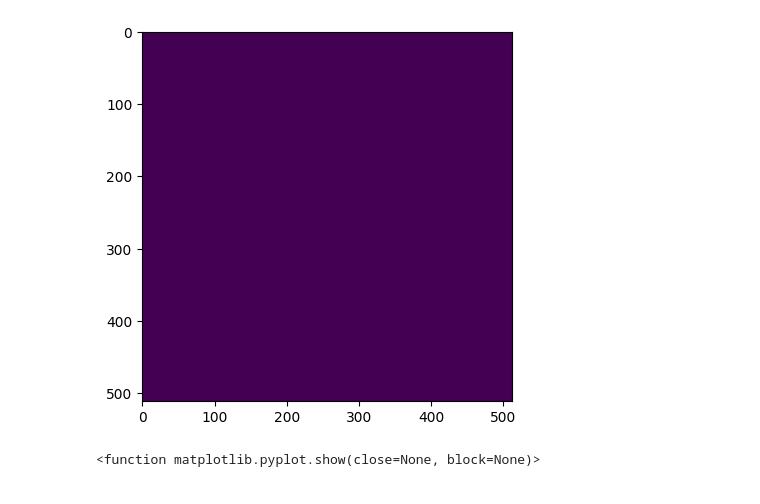
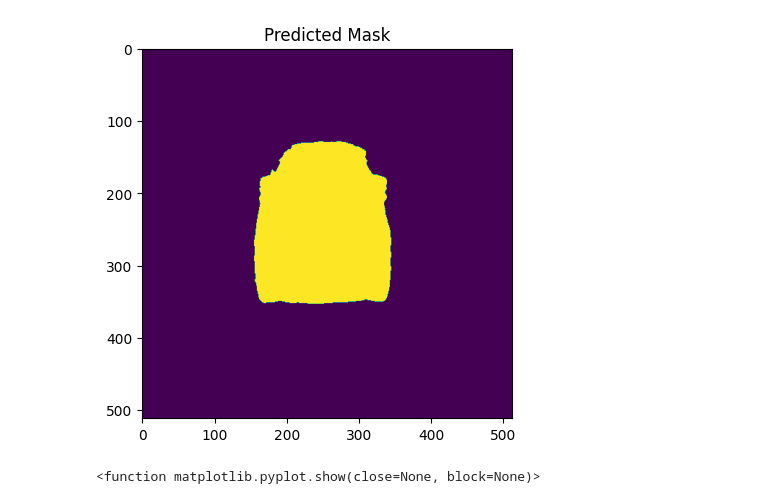
Before and after one commit to tappyness1/UNet, a Jupyter notebook: notebooks/model_inference_carvana.ipynb, the cells around one changed output. Cells and saved outputs as stored; diff of their text form; code cells hidden in the pictures.

Commit message:
modified model_inference_carvana.ipynb to get the proper prediction

```diff
--- a/notebooks/model_inference_carvana.ipynb
+++ b/notebooks/model_inference_carvana.ipynb
@@ -21,14 +21,16 @@ trained_model_path = "../model_weights/model_weights.pt"
 device = 'cuda' if torch.cuda.is_available() else 'cpu'
 model = torch.load(trained_model_path, map_location=torch.device(device))
 imgs, smnts = next(iter(test_set))
-preds = predict(model, imgs.to(device))
+model.eval()
+model.to(device)
+output_probs = torch.exp(model(imgs.to(device)))
+output_probs = torch.where(output_probs > 0.5, 1, 0)
-# %%
-import matplotlib.pyplot as plt
-
-plt.imshow(preds.squeeze(0).cpu())
-plt.show()
-# %% [output]
-[figure, removed]
+# %%
+plt.imshow(output_probs.squeeze(0).permute((1,2,0)).cpu())
+plt.title("Predicted Mask")
+plt.show()
+# %% [output]
+[figure, added]
 # %%
 # dataloader already converts the PIL to Tensor
 # When converting, somehow the pixels go to [0,1] instead of [0, 255]
```
